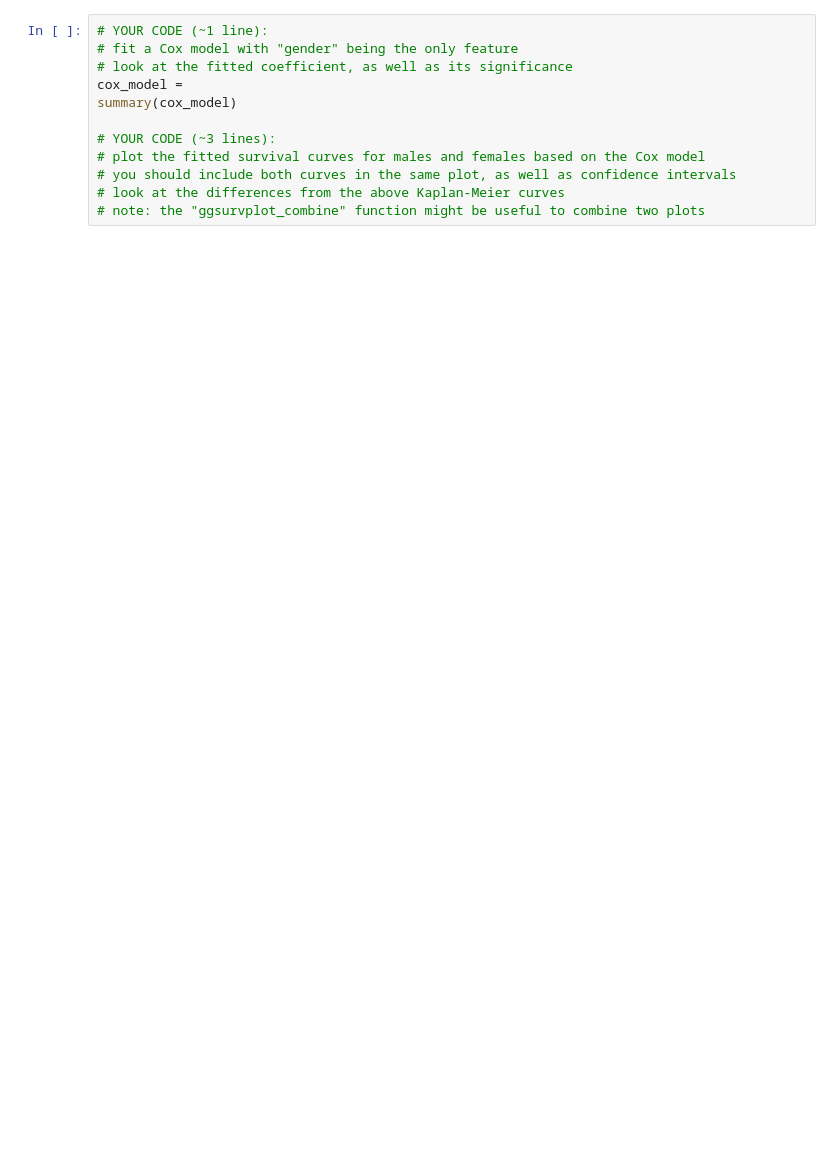
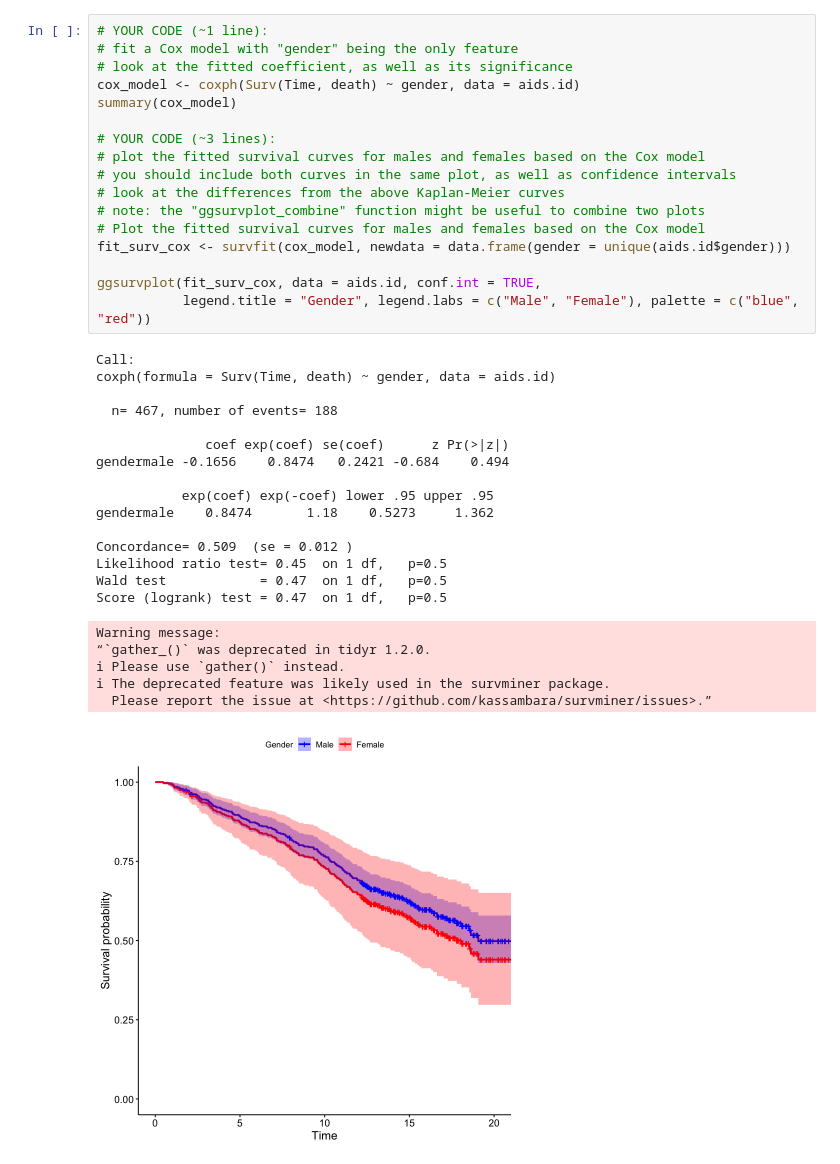
Before and after one commit to devt287/applied_stat, a Jupyter notebook: HW4_P3.ipynb, the cells around one changed output. Drawn from its saved outputs; the diff is of its cells as text; blank space fills up the shorter version.

```diff
--- a/HW4_P3.ipynb
+++ b/HW4_P3.ipynb
@@ -24,15 +71,42 @@ head(aids.id)
 # %%
 # YOUR CODE (~1 line):
 # fit a Cox model with "gender" being the only feature
 # look at the fitted coefficient, as well as its significance
-cox_model =
+cox_model <- coxph(Surv(Time, death) ~ gender, data = aids.id)
 summary(cox_model)
 
 # YOUR CODE (~3 lines):
 # plot the fitted survival curves for males and females based on the Cox model
 # you should include both curves in the same plot, as well as confidence intervals
 # look at the differences from the above Kaplan-Meier curves
 # note: the "ggsurvplot_combine" function might be useful to combine two plots
+# Plot the fitted survival curves for males and females based on the Cox model
+fit_surv_cox <- survfit(cox_model, newdata = data.frame(gender = unique(aids.id$gender)))
+
+ggsurvplot(fit_surv_cox, data = aids.id, conf.int = TRUE,
+           legend.title = "Gender", legend.labs = c("Male", "Female"), palette = c("blue", "red"))
+# %% [output]
+Call:
+coxph(formula = Surv(Time, death) ~ gender, data = aids.id)
+
+  n= 467, number of events= 188
+
+              coef exp(coef) se(coef)      z Pr(>|z|)
+gendermale -0.1656    0.8474   0.2421 -0.684    0.494
+
+           exp(coef) exp(-coef) lower .95 upper .95
+gendermale    0.8474       1.18    0.5273     1.362
+
+Concordance= 0.509  (se = 0.012 )
+Likelihood ratio test= 0.45  on 1 df,   p=0.5
+Wald test            = 0.47  on 1 df,   p=0.5
+Score (logrank) test = 0.47  on 1 df,   p=0.5
+Warning message:
+“`gather_()` was deprecated in tidyr 1.2.0.
+ℹ Please use `gather()` instead.
+ℹ The deprecated feature was likely used in the survminer package.
+  Please report the issue at <https://github.com/kassambara/survminer/issues>.”
+[figure, added]
 # %%
 # YOUR CODE (~1-2 lines):
 # plot the Kaplan-Meier curves for all 4 possible combinations of (drug, prevOI), ignoring other features
```
Also changed, not shown: parts of 5 cells of this notebook.
